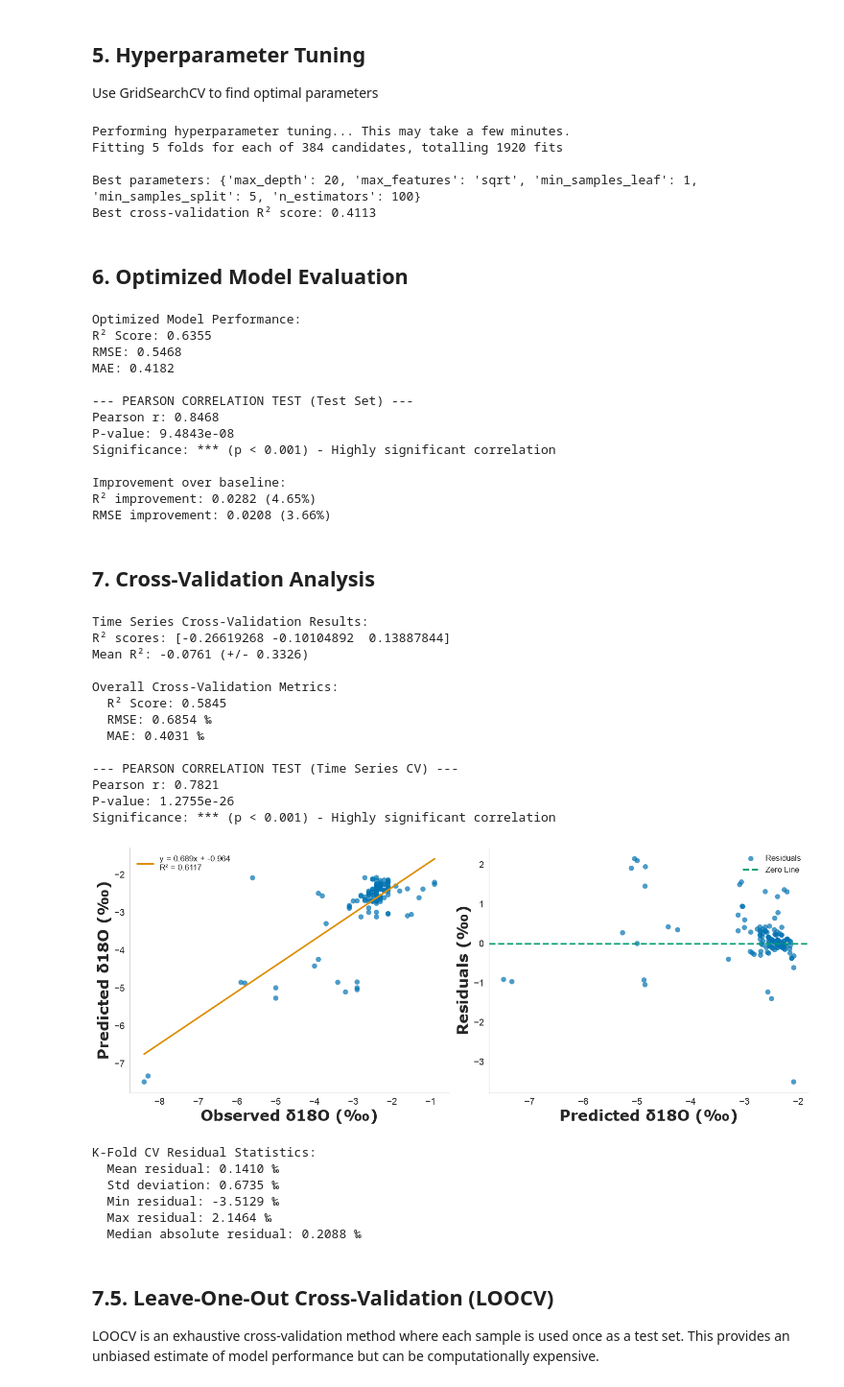
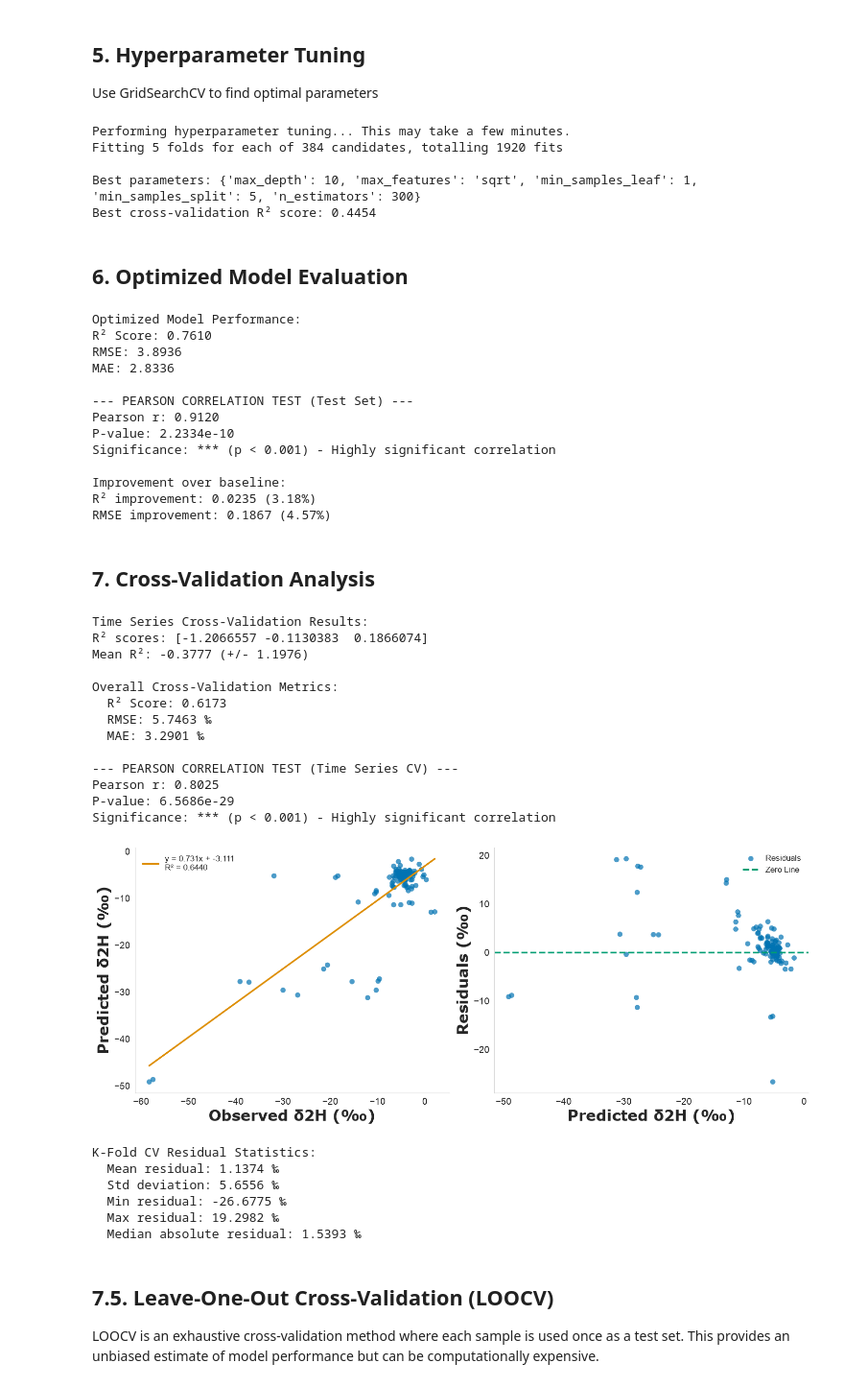
Before and after one commit to kalfaro8/Modeling-Project, a Jupyter notebook: Random-Forest-main/Random_Forest_Improved.ipynb, the cells around one changed output. Shown at 96% size. Drawn from its saved outputs; the diff is of its cells as text; code cells hidden in the pictures.

```diff
--- a/Random-Forest-main/Random_Forest_Improved.ipynb
+++ b/Random-Forest-main/Random_Forest_Improved.ipynb
@@ -148,7 +148,10 @@ Use train_test_split with shuffling for better generalization
 # %%
 # Prepare features and target
 X = stream[feature_col]
-y = stream["δ18O"]
+TARGET = "δ2H"   # <-- set to "δ18O" or "δ2H"
+iso = TARGET                                         # plain text, e.g. "δ2H"
+iso_label = {"δ18O": "δ¹⁸O", "δ2H": "δ²H"}[TARGET]   # superscript version for plot axes
+y = stream[TARGET]
 
 # Split data with shuffling (80-20 split)
 X_train, X_test, y_train, y_test = train_test_split(
@@ -157,8 +160,8 @@ X_train, X_test, y_train, y_test = train_test_split(
 
 print(f"Training set size: {len(X_train)}")
 print(f"Test set size: {len(X_test)}")
-print(f"\nTraining set δ18O range: [{y_train.min():.2f}, {y_train.max():.2f}]")
-print(f"Test set δ18O range: [{y_test.min():.2f}, {y_test.max():.2f}]")
+print(f"\nTraining set {iso} range: [{y_train.min():.2f}, {y_train.max():.2f}]")
+print(f"Test set {iso} range: [{y_test.min():.2f}, {y_test.max():.2f}]")
 # %% [output]
 Training set size: 98
 Test set size: 25
@@ -221,8 +224,8 @@ print(f"Best cross-validation R² score: {grid_search.best_score_:.4f}")
 Performing hyperparameter tuning... This may take a few minutes.
 Fitting 5 folds for each of 384 candidates, totalling 1920 fits
 
-Best parameters: {'max_depth': 20, 'max_features': 'sqrt', 'min_samples_leaf': 1, 'min_samples_split': 5, 'n_estimators': 100}
-Best cross-validation R² score: 0.4113
+Best parameters: {'max_depth': 10, 'max_features': 'sqrt', 'min_samples_leaf': 1, 'min_samples_split': 5, 'n_estimators': 300}
+Best cross-validation R² score: 0.4454
 # %% [markdown]
 ## 6. Optimized Model Evaluation
 # %%
@@ -265,18 +268,18 @@ print(f"R² improvement: {(optimized_r2 - baseline_r2):.4f} ({((optimized_r2 - b
 print(f"RMSE improvement: {(baseline_rmse - optimized_rmse):.4f} ({((baseline_rmse - optimized_rmse)/baseline_rmse)*100:.2f}%)")
 # %% [output]
 Optimized Model Performance:
-R² Score: 0.6355
-RMSE: 0.5468
-MAE: 0.4182
+R² Score: 0.7610
+RMSE: 3.8936
+MAE: 2.8336
 
 --- PEARSON CORRELATION TEST (Test Set) ---
-Pearson r: 0.8468
-P-value: 9.4843e-08
+Pearson r: 0.9120
+P-value: 2.2334e-10
 Significance: *** (p < 0.001) - Highly significant correlation
 
 Improvement over baseline:
-R² improvement: 0.0282 (4.65%)
-RMSE improvement: 0.0208 (3.66%)
+R² improvement: 0.0235 (3.18%)
+RMSE improvement: 0.1867 (4.57%)
 # %% [markdown]
 ## 7. Cross-Validation Analysis
 # %%
@@ -335,17 +338,17 @@ else:
     print(f"Significance: Not significant (p >= 0.05)")
 # %% [output]
 Time Series Cross-Validation Results:
-R² scores: [-0.26619268 -0.10104892  0.13887844]
-Mean R²: -0.0761 (+/- 0.3326)
+R² scores: [-1.2066557 -0.1130383  0.1866074]
+Mean R²: -0.3777 (+/- 1.1976)
 
 Overall Cross-Validation Metrics:
-  R² Score: 0.5845
-  RMSE: 0.6854 ‰
-  MAE: 0.4031 ‰
+  R² Score: 0.6173
+  RMSE: 5.7463 ‰
+  MAE: 3.2901 ‰
 
 --- PEARSON CORRELATION TEST (Time Series CV) ---
-Pearson r: 0.7821
-P-value: 1.2755e-26
+Pearson r: 0.8025
+P-value: 6.5686e-29
 Significance: *** (p < 0.001) - Highly significant correlation
 # %%
 # Visualize K-Fold Cross-Validation results
@@ -363,44 +366,44 @@ line_y = slope * line_x + intercept
 axes[0].plot(line_x, line_y, color='#DE8F05', linestyle='-', lw=2.5,
              label=f'y = {slope:.3f}x + {intercept:.3f}\nR² = {r_value**2:.4f}')
 
-axes[0].set_xlabel('Observed δ18O (‰)', fontsize=22, fontweight='bold', fontname='Verdana')
-axes[0].set_ylabel('Predicted δ18O (‰)', fontsize=22, fontweight='bold', fontname='Verdana')
+axes[0].set_xlabel(f'Observed {iso} (‰)', fontsize=22, fontweight='bold', fontname='Verdana')
+axes[0].set_ylabel(f'Predicted {iso} (‰)', fontsize=22, fontweight='bold', fontname='Verdana')
 axes[0].tick_params(axis='both', which='major', labelsize=14)
 axes[0].legend(fontsize=12, frameon=False)
 axes[0].spines['top'].set_visible(False)
 axes[0].spines['right'].set_visible(False)
 axes[0].grid(False)
 
 # 2. Residuals plot for K-Fold CV
 residuals_cv = y - y_pred_cv
 axes[1].scatter(y_pred_cv, residuals_cv, alpha=0.7, color='#0173B2', s=60, edgecolors='none', label='Residuals')
 axes[1].axhline(y=0, color='#029E73', linestyle='--', lw=2.5, label='Zero Line')
-axes[1].set_xlabel('Predicted δ18O (‰)', fontsize=22, fontweight='bold', fontname='Verdana')
+axes[1].set_xlabel(f'Predicted {iso} (‰)', fontsize=22, fontweight='bold', fontname='Verdana')
 axes[1].set_ylabel('Residuals (‰)', fontsize=22, fontweight='bold', fontname='Verdana')
 axes[1].tick_params(axis='both', which='major', labelsize=14)
 axes[1].legend(fontsize=12, frameon=False)
 axes[1].spines['top'].set_visible(False)
 axes[1].spines['right'].set_visible(False)
 axes[1].grid(False)
 
 plt.tight_layout()
 plt.show()
 
 # Additional statistics
 print("\nK-Fold CV Residual Statistics:")
 print(f"  Mean residual: {residuals_cv.mean():.4f} ‰")
 print(f"  Std deviation: {residuals_cv.std():.4f} ‰")
 print(f"  Min residual: {residuals_cv.min():.4f} ‰")
 print(f"  Max residual: {residuals_cv.max():.4f} ‰")
 print(f"  Median absolute residual: {np.median(np.abs(residuals_cv)):.4f} ‰")
 # %% [output]
-[figure, old version]
+[figure, new version]
 K-Fold CV Residual Statistics:
-  Mean residual: 0.1410 ‰
-  Std deviation: 0.6735 ‰
-  Min residual: -3.5129 ‰
-  Max residual: 2.1464 ‰
-  Median absolute residual: 0.2088 ‰
+  Mean residual: 1.1374 ‰
+  Std deviation: 5.6556 ‰
+  Min residual: -26.6775 ‰
+  Max residual: 19.2982 ‰
+  Median absolute residual: 1.5393 ‰
 # %% [markdown]
 ## 7.5. Leave-One-Out Cross-Validation (LOOCV)
 LOOCV is an exhaustive cross-validation method where each sample is used once as a test set.
```
Also changed, not shown: parts of 13 cells of this notebook, 7 other files.
